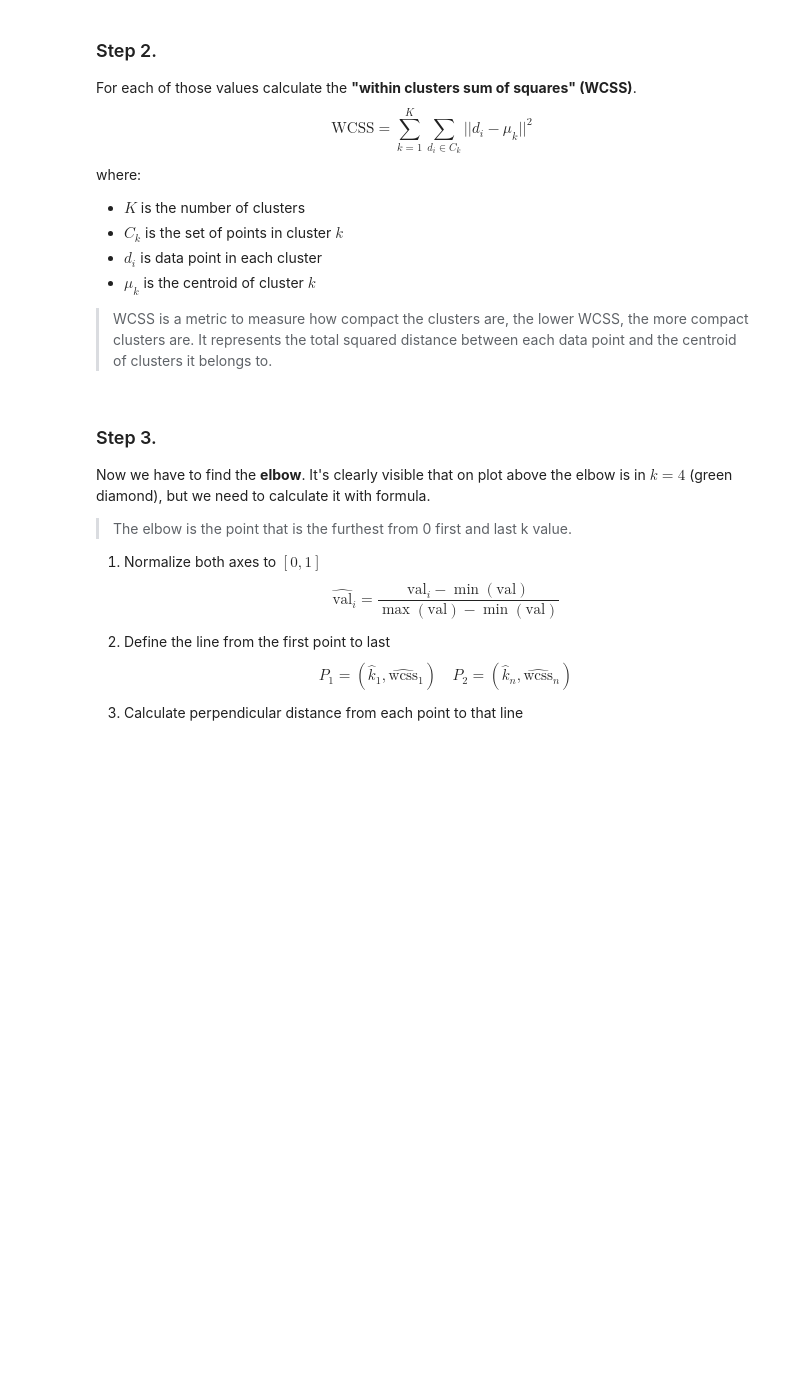
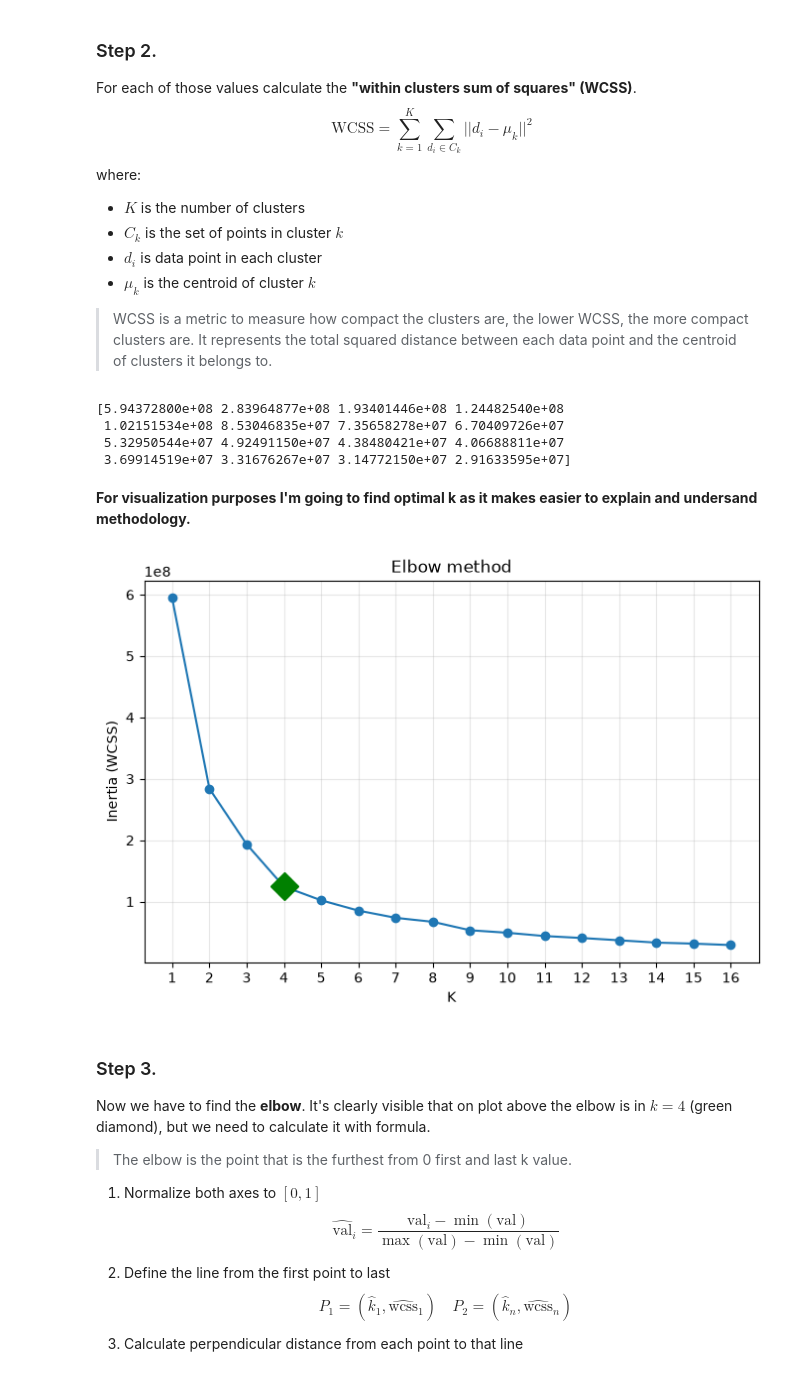
Before and after one commit to juliarzymowska/k-means-compression, a Jupyter notebook: notebooks/elbow_method.ipynb, the cells around one changed output. Saved outputs shown, nothing was run; the diff lists cells and outputs as text; code cells hidden in the pictures; blank space fills up the shorter version.

```diff
--- a/notebooks/elbow_method.ipynb
+++ b/notebooks/elbow_method.ipynb
@@ -45,19 +52,36 @@ where:
 > It represents the total squared distance between each data point and the centroid of clusters it belongs to.
 # %%
 k_values = list(range(1, 17))
-inertias = elbow.compute_elbow_curve(X, k_values, seed=1)
+inertias = compute_elbow_curve(X, k_values, seed=1)
 # %%
 print(inertias)
+# %% [output]
+[5.94372800e+08 2.83964877e+08 1.93401446e+08 1.24482540e+08
+ 1.02151534e+08 8.53046835e+07 7.35658278e+07 6.70409726e+07
+ 5.32950544e+07 4.92491150e+07 4.38480421e+07 4.06688811e+07
+ 3.69914519e+07 3.31676267e+07 3.14772150e+07 2.91633595e+07]
+# %% [markdown]
+**For visualization purposes I'm going to find optimal k as it makes easier to explain and undersand methodology.**
+# %%
+optimal_k = find_elbow_k(k_values, inertias).astype(int)
 # %%
 plt.figure(figsize=(8, 5))
 plt.plot(k_values, inertias, marker="o")
-plt.plot(k_values[3], inertias[3], marker="D", color="green", markersize=14)
+plt.plot(
+    k_values[optimal_k - 1],  # -1, because we are indexing from 0
+    inertias[optimal_k - 1],  # same as above
+    marker="D",
+    color="green",
+    markersize=14,
+)
 plt.xlabel("K")
 plt.ylabel("Inertia (WCSS)")
 plt.title("Elbow method")
 plt.xticks(k_values)
 plt.grid(alpha=0.3)
 plt.show()
+# %% [output]
+[figure, added]
 # %% [markdown]
 ### Step 3.
 Now we have to find the **elbow**. It's clearly visible that on plot above the elbow is in $k=4$ (green diamond), but we need to calculate it with formula.
```
Also changed, not shown: parts of 5 cells of this notebook, 1 other file.
